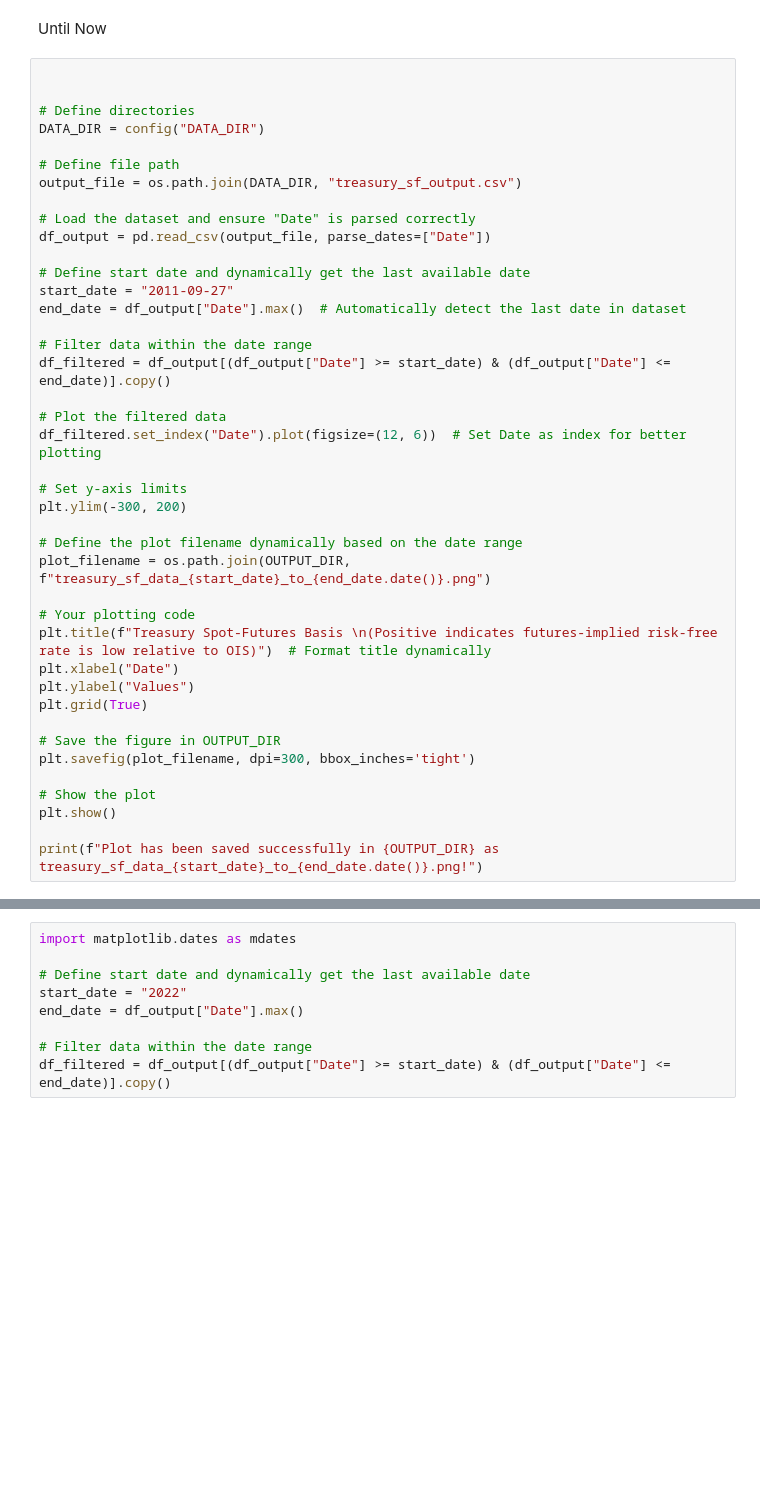
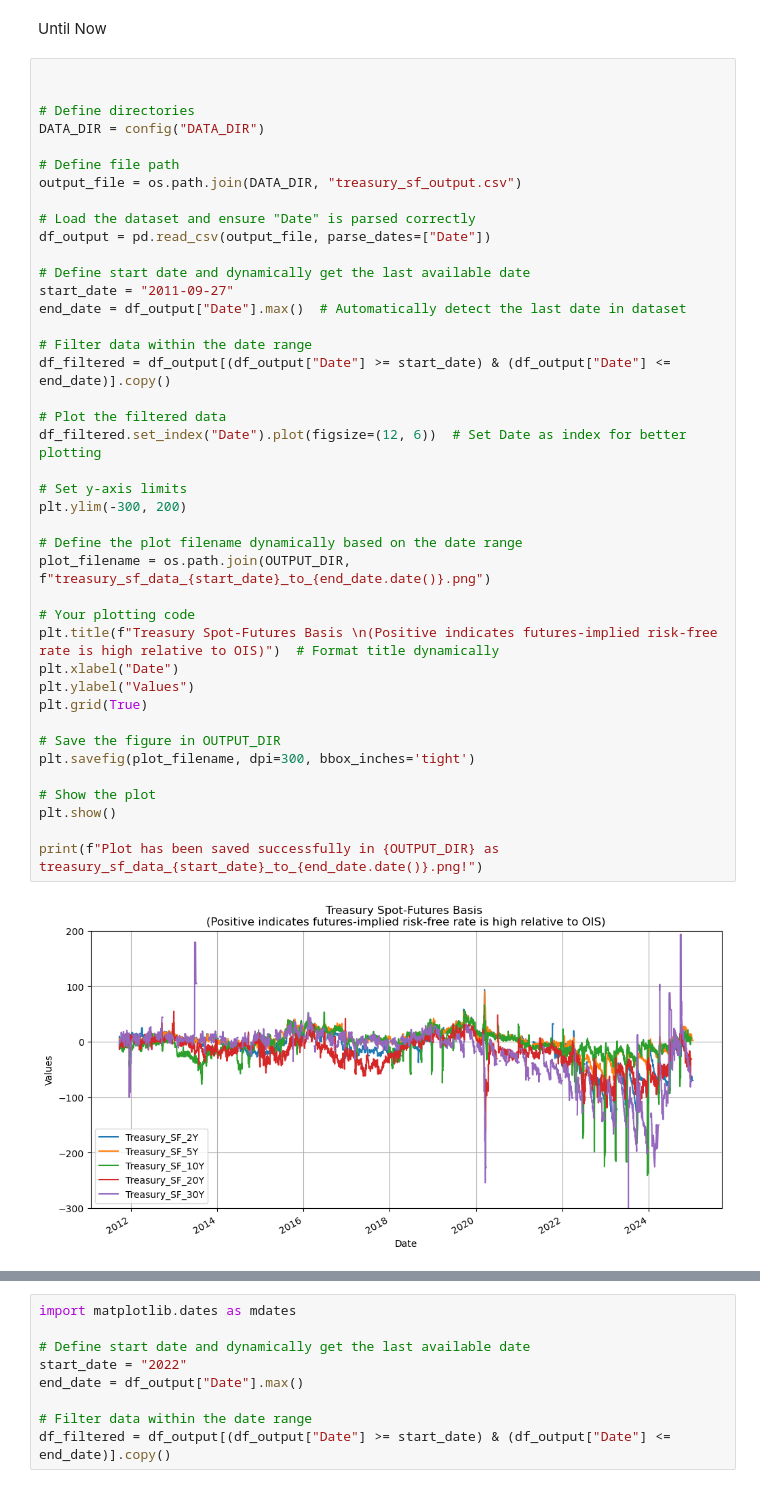
Before and after one commit to jmbejara/p12_treasury_sf_arb, a Jupyter notebook: src/01_explore_basis_trade_data_new.ipynb, the cells around one changed output, grey strips where cells are left out. Saved outputs shown, nothing was run; the diff lists cells and outputs as text; blank space fills up the shorter version.

Commit message:
Fix sign on chart

```diff
--- a/src/01_explore_basis_trade_data_new.ipynb
+++ b/src/01_explore_basis_trade_data_new.ipynb
@@ -145,31 +175,33 @@ output_file = os.path.join(DATA_DIR, "treasury_sf_output.csv")
 df_output = pd.read_csv(output_file, parse_dates=["Date"])
 
 # Define start date and dynamically get the last available date
 start_date = "2011-09-27"
 end_date = df_output["Date"].max()  # Automatically detect the last date in dataset
 
 # Filter data within the date range
 df_filtered = df_output[(df_output["Date"] >= start_date) & (df_output["Date"] <= end_date)].copy()
 
 # Plot the filtered data
 df_filtered.set_index("Date").plot(figsize=(12, 6))  # Set Date as index for better plotting
 
 # Set y-axis limits
 plt.ylim(-300, 200)
 
 # Define the plot filename dynamically based on the date range
 plot_filename = os.path.join(OUTPUT_DIR, f"treasury_sf_data_{start_date}_to_{end_date.date()}.png")
 
 # Your plotting code
-plt.title(f"Treasury Spot-Futures Basis \n(Positive indicates futures-implied risk-free rate is low relative to OIS)")  # Format title dynamically
+plt.title(f"Treasury Spot-Futures Basis \n(Positive indicates futures-implied risk-free rate is high relative to OIS)")  # Format title dynamically
 plt.xlabel("Date")
 plt.ylabel("Values")
 plt.grid(True)
 
 # Save the figure in OUTPUT_DIR
 plt.savefig(plot_filename, dpi=300, bbox_inches='tight')
 
 # Show the plot
 plt.show()
 
 print(f"Plot has been saved successfully in {OUTPUT_DIR} as treasury_sf_data_{start_date}_to_{end_date.date()}.png!")
+# %% [output]
+[figure, added]
```
Also changed, not shown: parts of 8 cells of this notebook.
